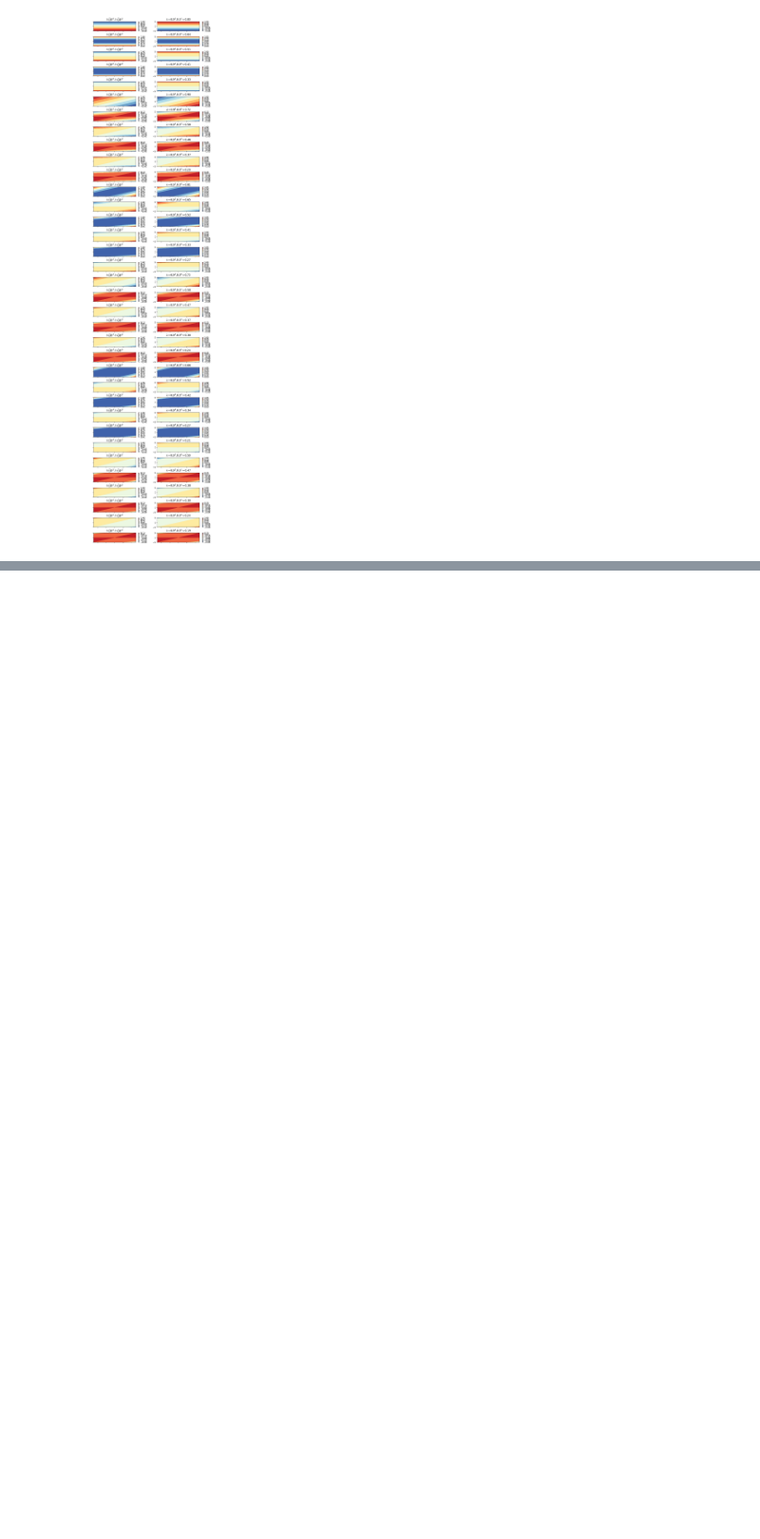
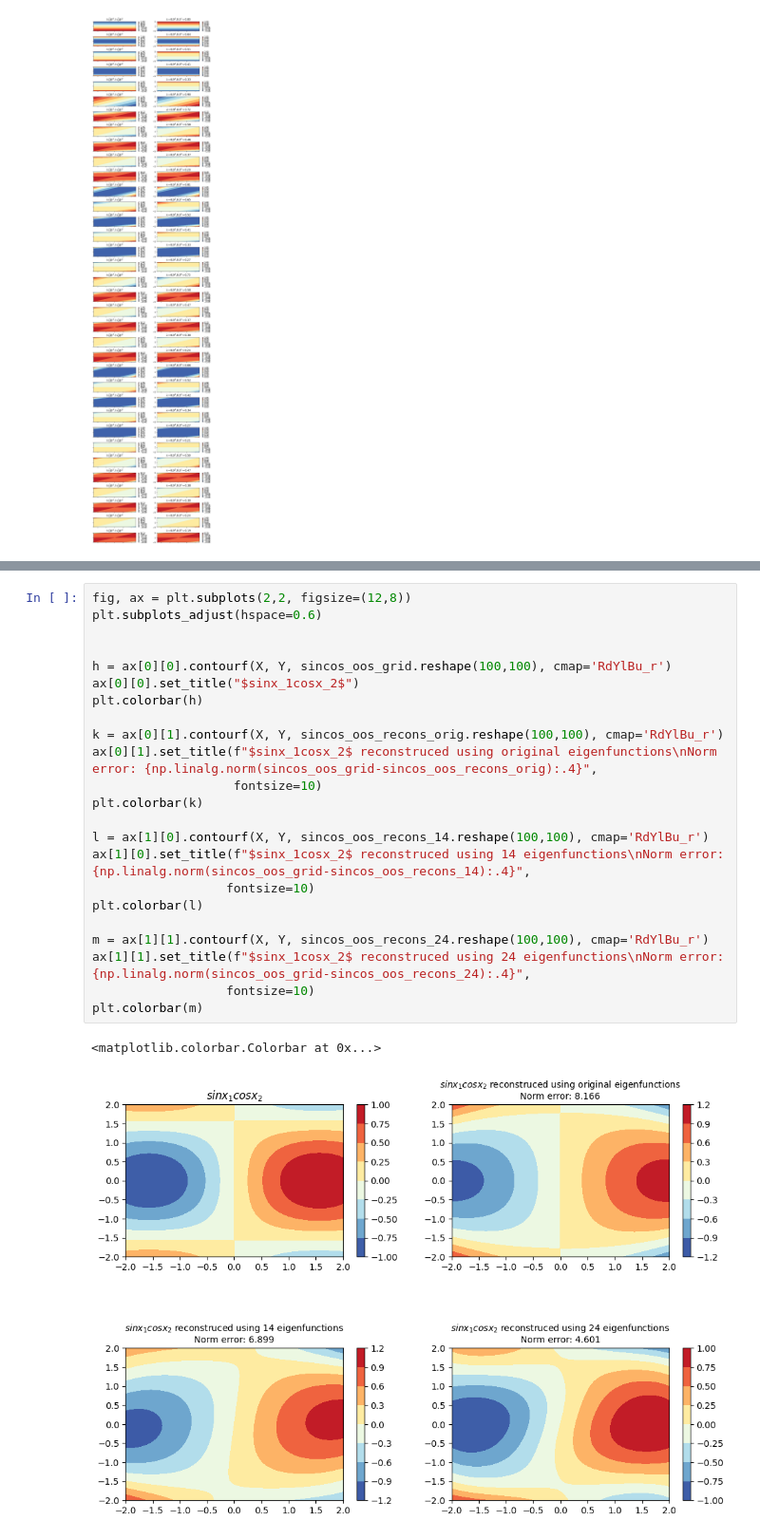
Before and after one commit to saksham219/koopman_eigensolvers, a Jupyter notebook: extend_linear_system_eigenfunctions.ipynb, the cells around one changed output, grey strips where cells are left out. Shown: that part at 95% size. Cells and saved outputs as stored; diff of their text form; blank space fills up the shorter version.

```diff
--- a/extend_linear_system_eigenfunctions.ipynb
+++ b/extend_linear_system_eigenfunctions.ipynb
@@ -176,0 +298,26 @@ plt.show()
+# %%
+fig, ax = plt.subplots(2,2, figsize=(12,8))
+plt.subplots_adjust(hspace=0.6)
+
+
+h = ax[0][0].contourf(X, Y, sincos_oos_grid.reshape(100,100), cmap='RdYlBu_r')
+ax[0][0].set_title("$sinx_1cosx_2$")
+plt.colorbar(h)
+
+k = ax[0][1].contourf(X, Y, sincos_oos_recons_orig.reshape(100,100), cmap='RdYlBu_r')
+ax[0][1].set_title(f"$sinx_1cosx_2$ reconstruced using original eigenfunctions\nNorm error: {np.linalg.norm(sincos_oos_grid-sincos_oos_recons_orig):.4}",
+                   fontsize=10)
+plt.colorbar(k)
+
+l = ax[1][0].contourf(X, Y, sincos_oos_recons_14.reshape(100,100), cmap='RdYlBu_r')
+ax[1][0].set_title(f"$sinx_1cosx_2$ reconstruced using 14 eigenfunctions\nNorm error: {np.linalg.norm(sincos_oos_grid-sincos_oos_recons_14):.4}",
+                  fontsize=10)
+plt.colorbar(l)
+
+m = ax[1][1].contourf(X, Y, sincos_oos_recons_24.reshape(100,100), cmap='RdYlBu_r')
+ax[1][1].set_title(f"$sinx_1cosx_2$ reconstruced using 24 eigenfunctions\nNorm error: {np.linalg.norm(sincos_oos_grid-sincos_oos_recons_24):.4}",
+                  fontsize=10)
+plt.colorbar(m)
+# %% [output]
+<matplotlib.colorbar.Colorbar at 0x...>
+[figure, added]
```
Also changed, not shown: parts of 31 cells of this notebook.
